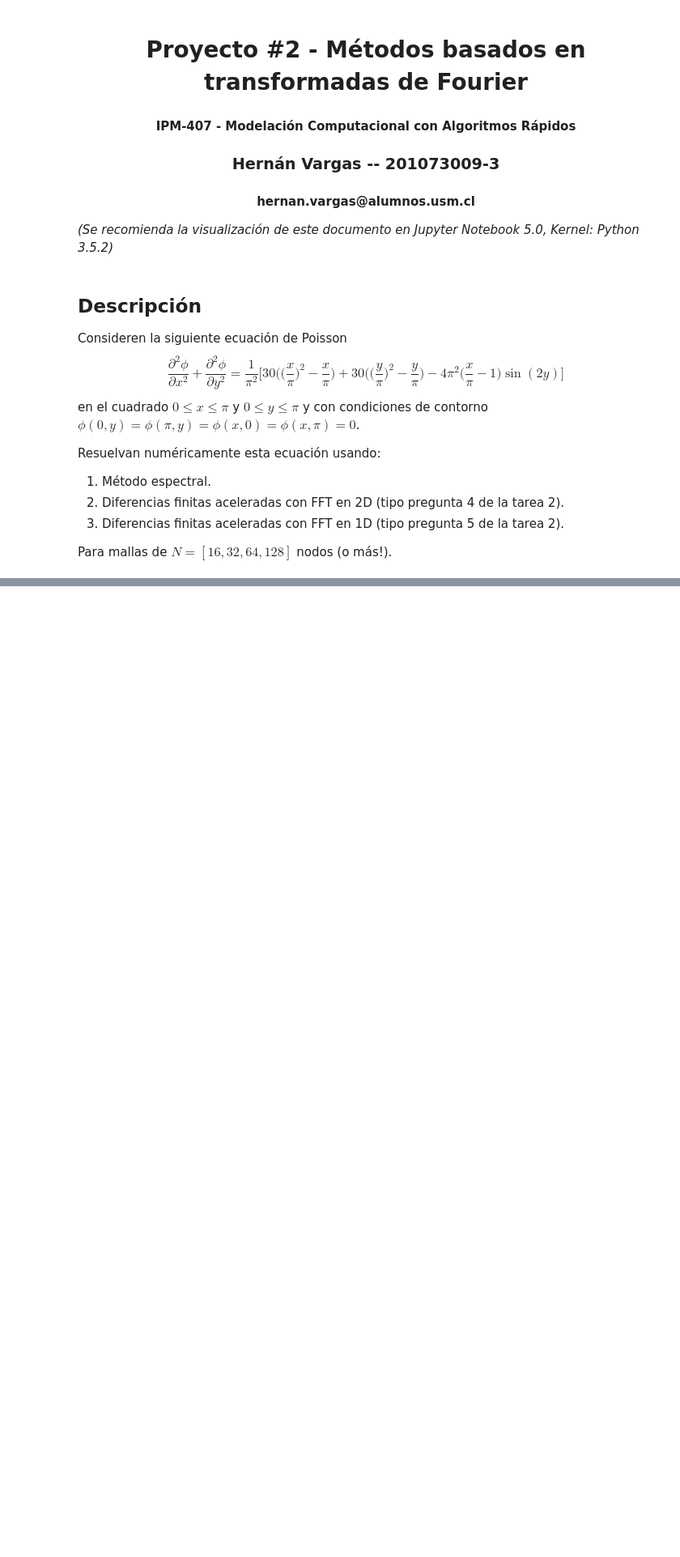
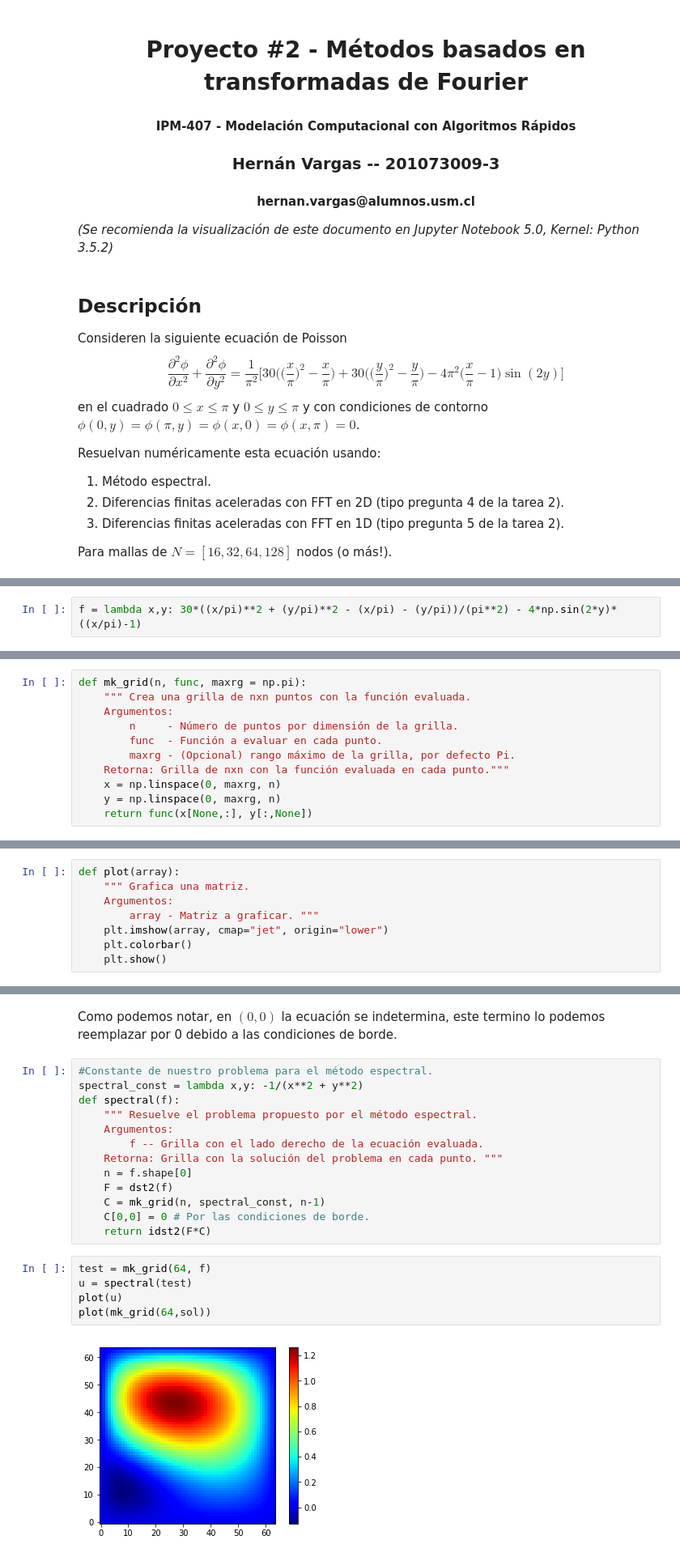
Before and after one commit to hvarg/IPM407, a Jupyter notebook: Proyecto 02.ipynb, the cells around one changed output, grey strips where cells are left out. Shown: that part at 81% size. Saved outputs shown, nothing was run; the diff lists cells and outputs as text; blank space fills up the shorter version.

```diff
--- a/Proyecto 02.ipynb
+++ b/Proyecto 02.ipynb
@@ -58,0 +103,2 @@ import matplotlib.pyplot as plt;
+# %%
+f = lambda x,y: 30*((x/pi)**2 + (y/pi)**2 - (x/pi) - (y/pi))/(pi**2) - 4*np.sin(2*y)*((x/pi)-1)
@@ -58,0 +107,11 @@ import matplotlib.pyplot as plt;
+# %%
+def mk_grid(n, func, maxrg = np.pi):
+    """ Crea una grilla de nxn puntos con la función evaluada.
+    Argumentos:
+        n     - Número de puntos por dimensión de la grilla.
+        func  - Función a evaluar en cada punto.
+        maxrg - (Opcional) rango máximo de la grilla, por defecto Pi.
+    Retorna: Grilla de nxn con la función evaluada en cada punto."""
+    x = np.linspace(0, maxrg, n)
+    y = np.linspace(0, maxrg, n)
+    return func(x[None,:], y[:,None])
@@ -58,0 +120,8 @@ import matplotlib.pyplot as plt;
+# %%
+def plot(array):
+    """ Grafica una matriz.
+    Argumentos:
+        array - Matriz a graficar. """
+    plt.imshow(array, cmap="jet", origin="lower")
+    plt.colorbar()
+    plt.show()
@@ -58,0 +161,22 @@ import matplotlib.pyplot as plt;
+# %% [markdown]
+Como podemos notar, en $(0,0)$ la ecuación se indetermina, este termino lo podemos reemplazar por 0 debido a las condiciones de borde.
+# %%
+#Constante de nuestro problema para el método espectral.
+spectral_const = lambda x,y: -1/(x**2 + y**2)
+def spectral(f):
+    """ Resuelve el problema propuesto por el método espectral.
+    Argumentos:
+        f -- Grilla con el lado derecho de la ecuación evaluada.
+    Retorna: Grilla con la solución del problema en cada punto. """
+    n = f.shape[0]
+    F = dst2(f)
+    C = mk_grid(n, spectral_const, n-1)
+    C[0,0] = 0 # Por las condiciones de borde.
+    return idst2(F*C)
+# %%
+test = mk_grid(64, f)
+u = spectral(test)
+plot(u)
+plot(mk_grid(64,sol))
+# %% [output]
+[figure, added]
```
Also changed, not shown: parts of 34 cells of this notebook.
